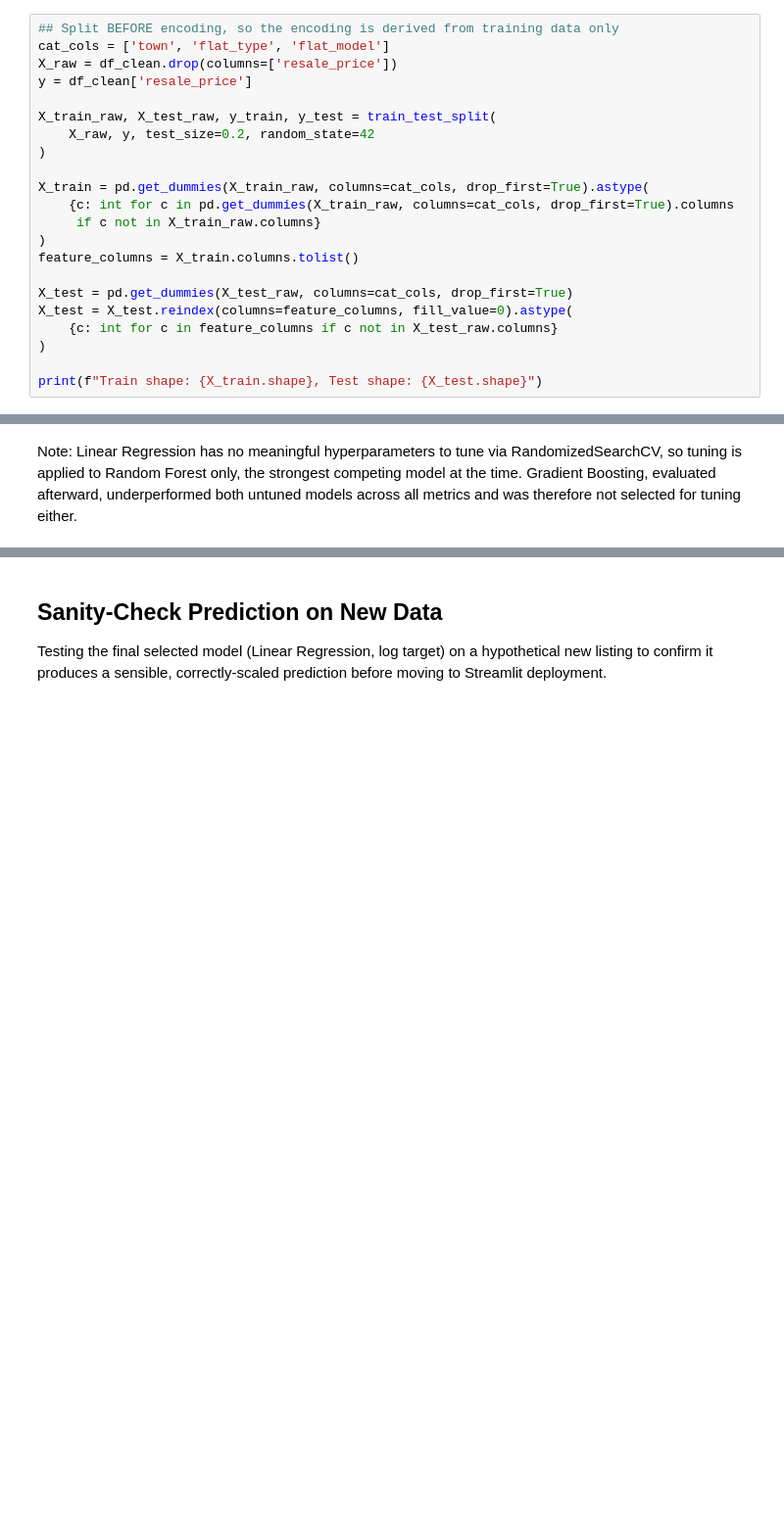
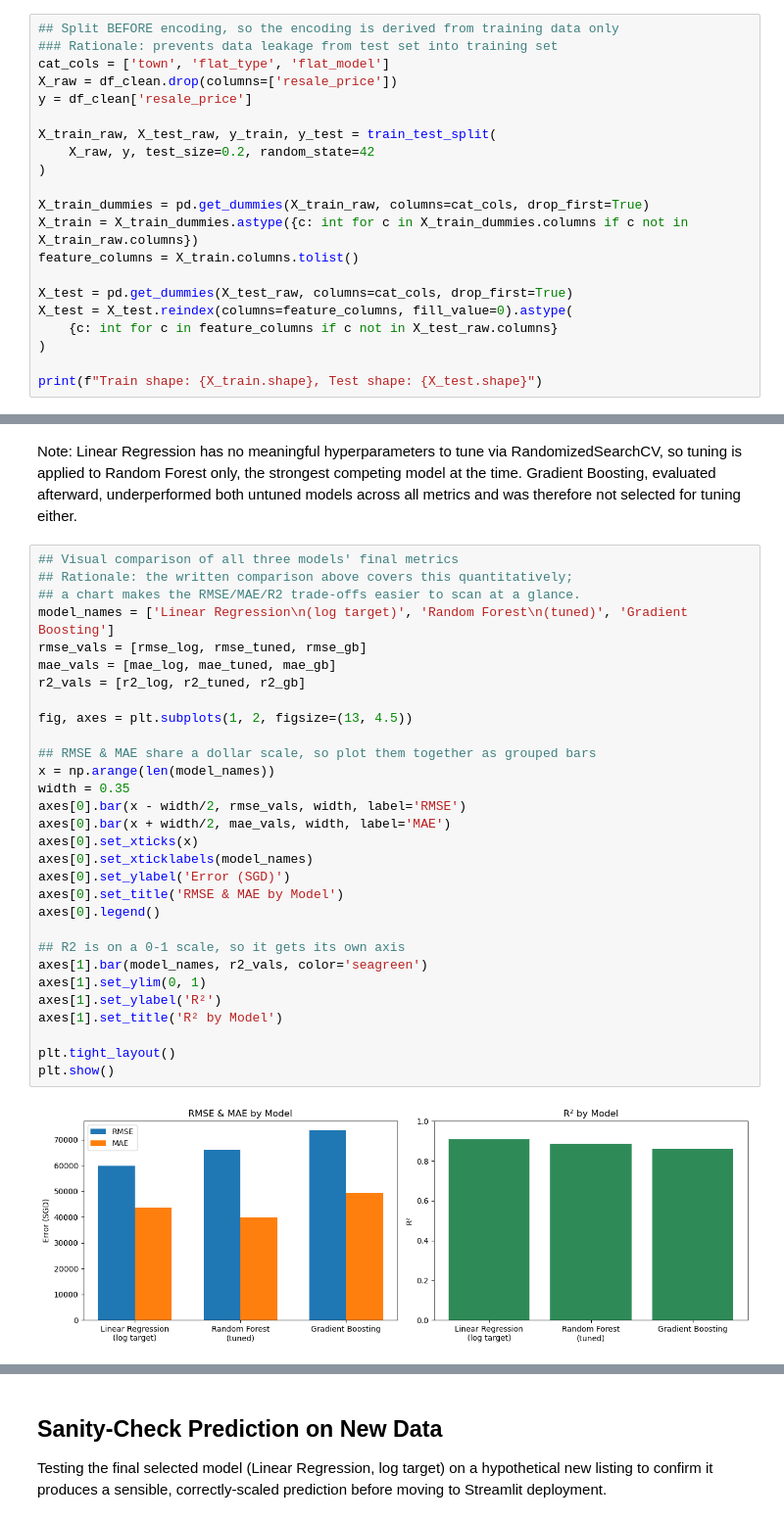
Before and after one commit to ikhlasmohammed/hdb-resale-price-predictor, a Jupyter notebook: Ikhlas_Code.ipynb, the cells around one changed output, grey strips where cells are left out. Shown at 98% size. Cells and saved outputs as stored; diff of their text form; blank space fills up the shorter version.

Commit message:
Add model comparison chart (RMSE/MAE/R2 across LR, RF, GB)

```diff
--- a/Ikhlas_Code.ipynb
+++ b/Ikhlas_Code.ipynb
@@ -409,6 +410,7 @@ df_clean[['storey_lower']].describe()
 ## 3.2 Train-Test Split and OHE
 # %%
 ## Split BEFORE encoding, so the encoding is derived from training data only
+### Rationale: prevents data leakage from test set into training set
 cat_cols = ['town', 'flat_type', 'flat_model']
 X_raw = df_clean.drop(columns=['resale_price'])
 y = df_clean['resale_price']
@@ -417,10 +419,8 @@ X_train_raw, X_test_raw, y_train, y_test = train_test_split(
     X_raw, y, test_size=0.2, random_state=42
 )
 
-X_train = pd.get_dummies(X_train_raw, columns=cat_cols, drop_first=True).astype(
-    {c: int for c in pd.get_dummies(X_train_raw, columns=cat_cols, drop_first=True).columns
-     if c not in X_train_raw.columns}
-)
+X_train_dummies = pd.get_dummies(X_train_raw, columns=cat_cols, drop_first=True)
+X_train = X_train_dummies.astype({c: int for c in X_train_dummies.columns if c not in X_train_raw.columns})
 feature_columns = X_train.columns.tolist()
 
 X_test = pd.get_dummies(X_test_raw, columns=cat_cols, drop_first=True)
@@ -706,2 +705,34 @@ n_estimators and max_depth were chosen because they are the two primary levers c
 # %% [markdown]
 Note: Linear Regression has no meaningful hyperparameters to tune via RandomizedSearchCV, so tuning is applied to Random Forest only, the strongest competing model at the time. Gradient Boosting, evaluated afterward, underperformed both untuned models across all metrics and was therefore not selected for tuning either.
+# %%
+## Visual comparison of all three models' final metrics
+## Rationale: the written comparison above covers this quantitatively;
+## a chart makes the RMSE/MAE/R2 trade-offs easier to scan at a glance.
+model_names = ['Linear Regression\n(log target)', 'Random Forest\n(tuned)', 'Gradient Boosting']
+rmse_vals = [rmse_log, rmse_tuned, rmse_gb]
+mae_vals = [mae_log, mae_tuned, mae_gb]
+r2_vals = [r2_log, r2_tuned, r2_gb]
+
+fig, axes = plt.subplots(1, 2, figsize=(13, 4.5))
+
+## RMSE & MAE share a dollar scale, so plot them together as grouped bars
+x = np.arange(len(model_names))
+width = 0.35
+axes[0].bar(x - width/2, rmse_vals, width, label='RMSE')
+axes[0].bar(x + width/2, mae_vals, width, label='MAE')
+axes[0].set_xticks(x)
+axes[0].set_xticklabels(model_names)
+axes[0].set_ylabel('Error (SGD)')
+axes[0].set_title('RMSE & MAE by Model')
+axes[0].legend()
+
+## R2 is on a 0-1 scale, so it gets its own axis
+axes[1].bar(model_names, r2_vals, color='seagreen')
+axes[1].set_ylim(0, 1)
+axes[1].set_ylabel('R²')
+axes[1].set_title('R² by Model')
+
+plt.tight_layout()
+plt.show()
+# %% [output]
+[figure, added]
```
Also changed, not shown: parts of 30 cells of this notebook, 1 other file.
